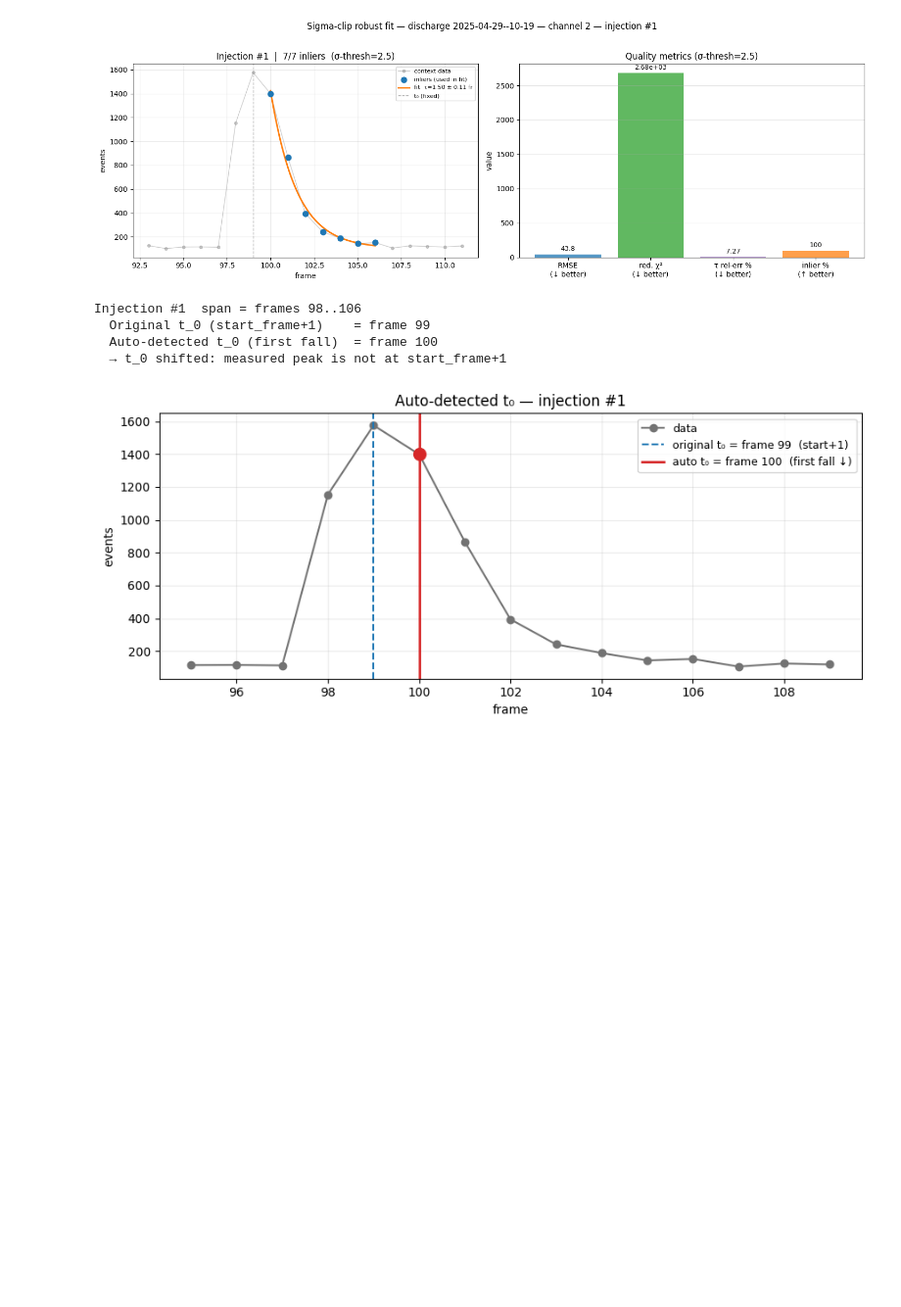
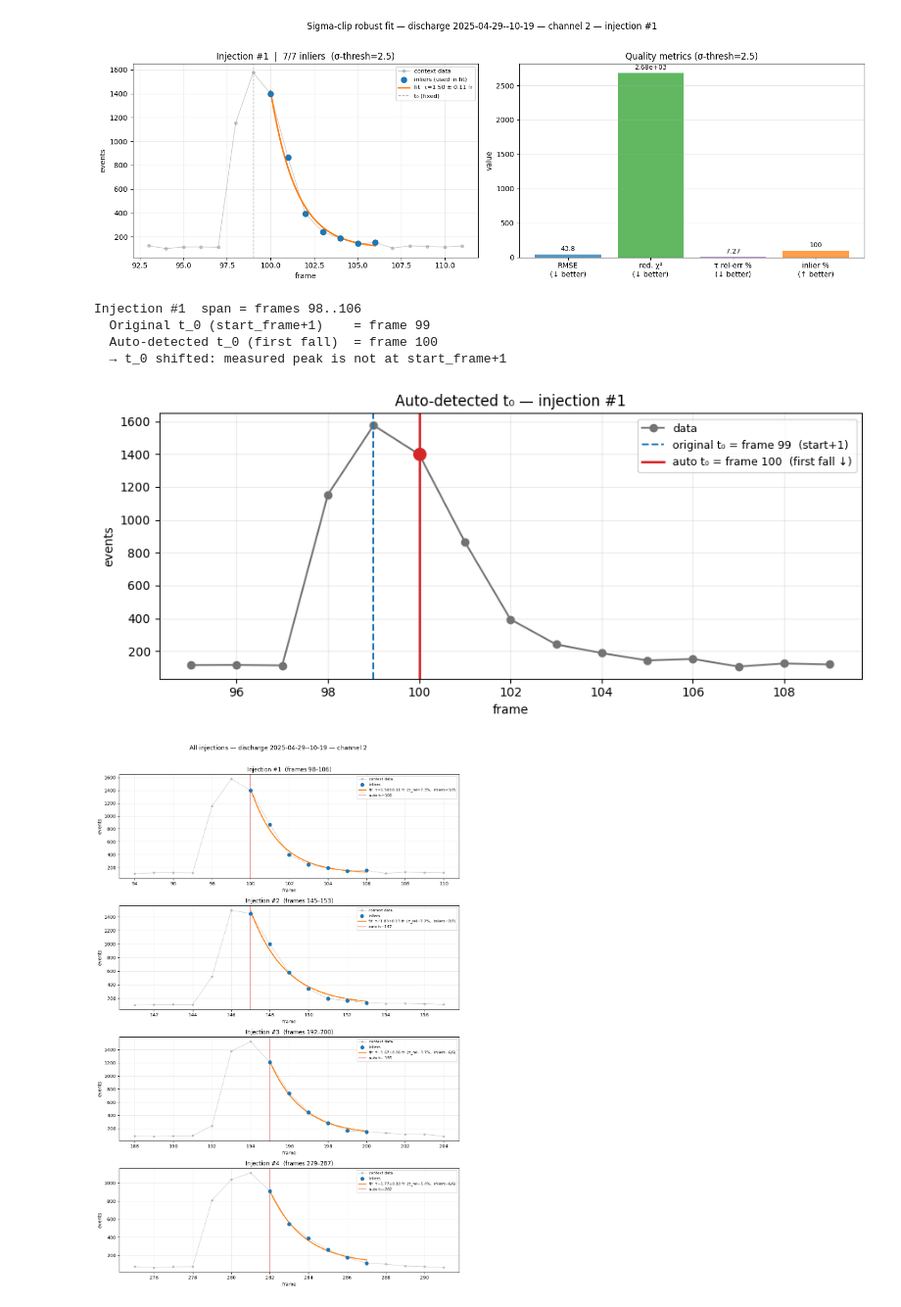
Before and after one commit to Danyil-Dorosh/IFPiLM-1st-Task, a Jupyter notebook: adaptive points/new adaptive point selection .ipynb, the cells around one changed output. Shown at 98% size. Drawn from its saved outputs; the diff is of its cells as text; code cells hidden in the pictures; blank space fills up the shorter version.

```diff
--- a/adaptive points/new adaptive point selection .ipynb
+++ b/adaptive points/new adaptive point selection .ipynb
@@ -527,3 +527,73 @@ Injection #1  span = frames 98..106
   Auto-detected t_0 (first fall)  = frame 100
   → t_0 shifted: measured peak is not at start_frame+1
 [figure]
+# %%
+"""Cell 8 — Fit all injections and plot each one."""
+
+fn_ = trace.frame_numbers
+v_  = trace.values
+
+fig, axes = plt.subplots(
+    len(injections), 1,
+    figsize=(11, 4 * len(injections)),
+    squeeze=False,
+)
+
+for ax, inj in zip(axes[:, 0], injections):
+    r = fit_sigma_clip(trace, inj, sigma_thresh=2.5)
+
+    # context window around the injection
+    ctx_lo = max(0, inj.start_frame - 4)
+    ctx_hi = min(int(fn_[-1]), inj.finish_frame + 4)
+    ctx    = (fn_ >= ctx_lo) & (fn_ <= ctx_hi)
+
+    # faint full context
+    ax.plot(fn_[ctx], v_[ctx], "o-", ms=4, lw=1, color="0.6", alpha=0.5,
+            label="context data")
+
+    if r["success"]:
+        t_all       = r["t_all"]
+        y_all       = r["y_all"]
+        inlier_mask = r["inlier_mask"]
+        A, tau, t_0, C_bg = r["A"], r["tau"], r["t_0"], r["C_bg"]
+
+        # inliers and outliers
+        ax.scatter(t_all[inlier_mask], y_all[inlier_mask],
+                   s=55, color="tab:blue", zorder=4, label="inliers")
+        if (~inlier_mask).any():
+            ax.scatter(t_all[~inlier_mask], y_all[~inlier_mask],
+                       s=70, marker="x", color="tab:red", linewidths=2,
+                       zorder=5, label="sigma-clipped")
+
+        # fitted curve over the decay span
+        t_curve = np.linspace(float(t_all[0]), float(t_all[-1]), 300)
+        y_curve = _exp_model(t_curve, A, tau, t_0, C_bg)
+        ax.plot(t_curve, y_curve, color="tab:orange", lw=2.2, zorder=3,
+                label=f"fit  τ={tau:.2f}±{r['tau_err']:.2f} fr  "
+                      f"(τ_rel={r['tau_err_rel']*100:.1f}%,  "
+                      f"inliers={r['n_inliers']}/{r['n_total']})")
+
+        # mark auto-detected t_0
+        ax.axvline(t_0, color="tab:red", ls="-", lw=1.3, alpha=0.7,
+                   label=f"auto t₀={int(t_0)}")
+    else:
+        # show failure message in title
+        ax.text(0.5, 0.5, f"fit failed: {r['message']}",
+                transform=ax.transAxes, ha="center", va="center",
+                color="red", fontsize=10)
+
+    ax.set_title(f"Injection #{inj.injection_no}  "
+                 f"(frames {inj.start_frame}–{inj.finish_frame})")
+    ax.set_xlabel("frame")
+    ax.set_ylabel("events")
+    ax.legend(fontsize=8)
+    ax.grid(alpha=0.25)
+
+fig.suptitle(
+    f"All injections — discharge 2025-04-29--10-19 — channel {CHANNEL_ID}",
+    fontsize=13, y=1.01,
+)
+fig.tight_layout()
+plt.show()
+# %% [output]
+[figure, added]
```
